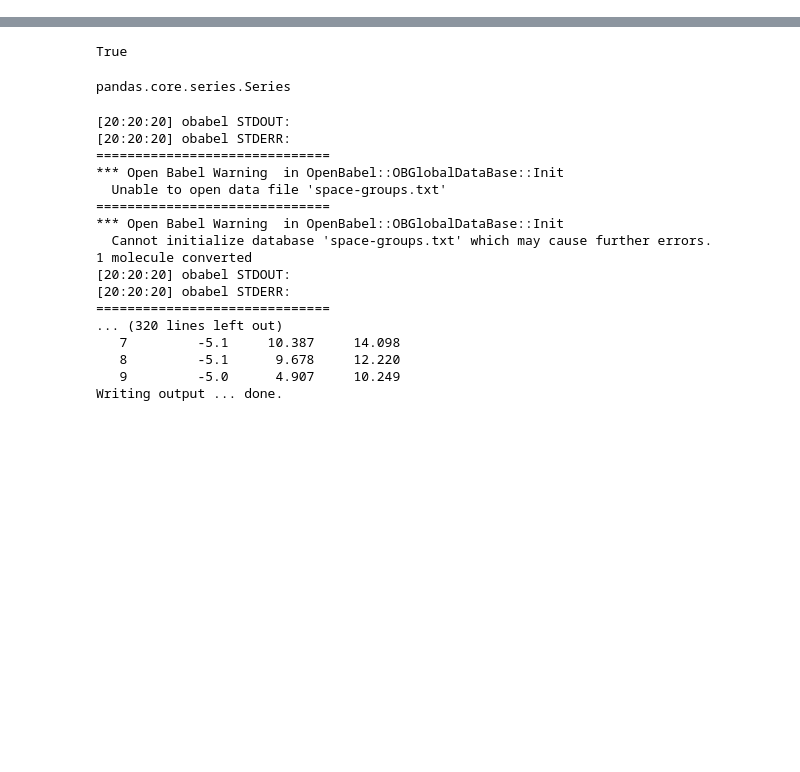
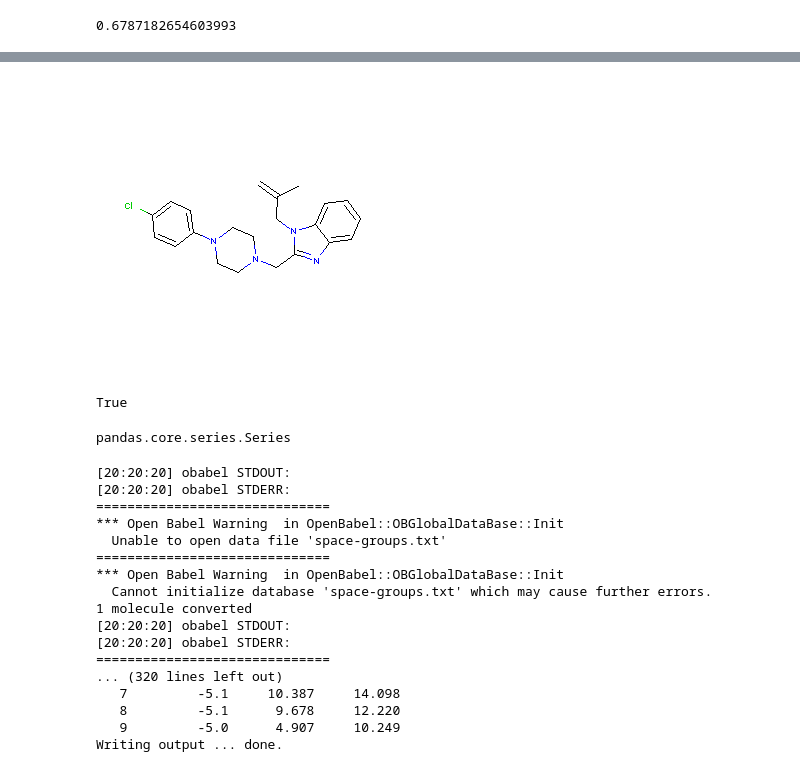
Before and after one commit to mosilian7/VirtualLeadOpt, a Jupyter notebook: Untitled.ipynb, the cells around one changed output, grey strips where cells are left out. Drawn from its saved outputs; the diff is of its cells as text; code cells hidden in the pictures; blank space fills up the shorter version.

```diff
--- a/Untitled.ipynb
+++ b/Untitled.ipynb
@@ -3,0 +32,10 @@ import time
+# %%
+from rdkit.Chem import QED
+m = Chem.MolFromSmiles("C=C(C)Cn1c(CN2CCN(c3ccc(Cl)cc3)CC2)nc2ccccc21")
+QED.qed(mol)
+# %% [output]
+0.6787182654603993
+# %%
+import common.util as util
+util.visualize(["C=C(C)Cn1c(CN2CCN(c3ccc(Cl)cc3)CC2)nc2ccccc21"])
+# %% [output]
@@ -4,3 +43,4 @@ import time
+[figure, added]
 # %%
 import core.graph as graph
 # %%
```
Also changed, not shown: parts of 6 cells of this notebook, 3 other files.
